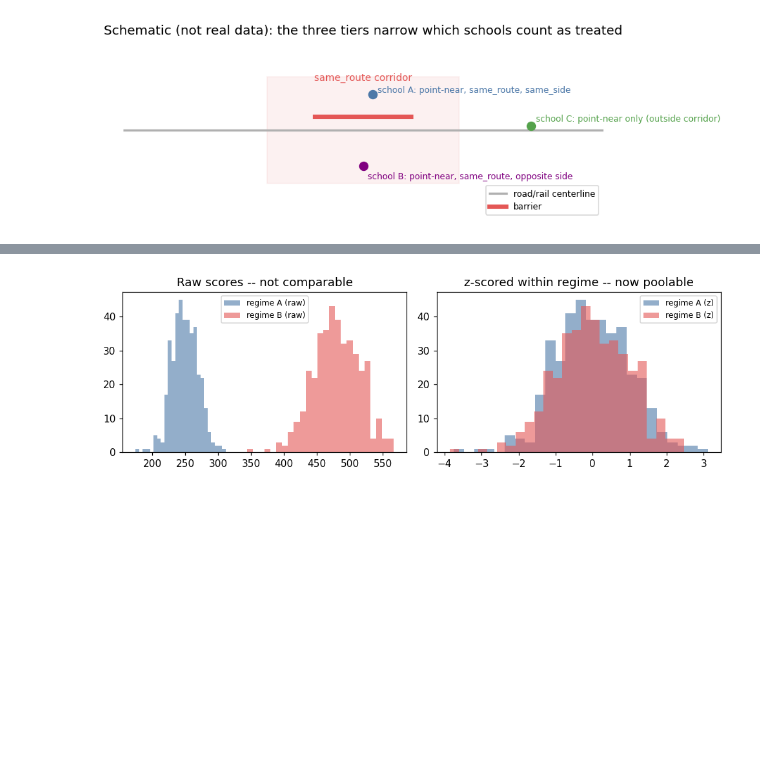
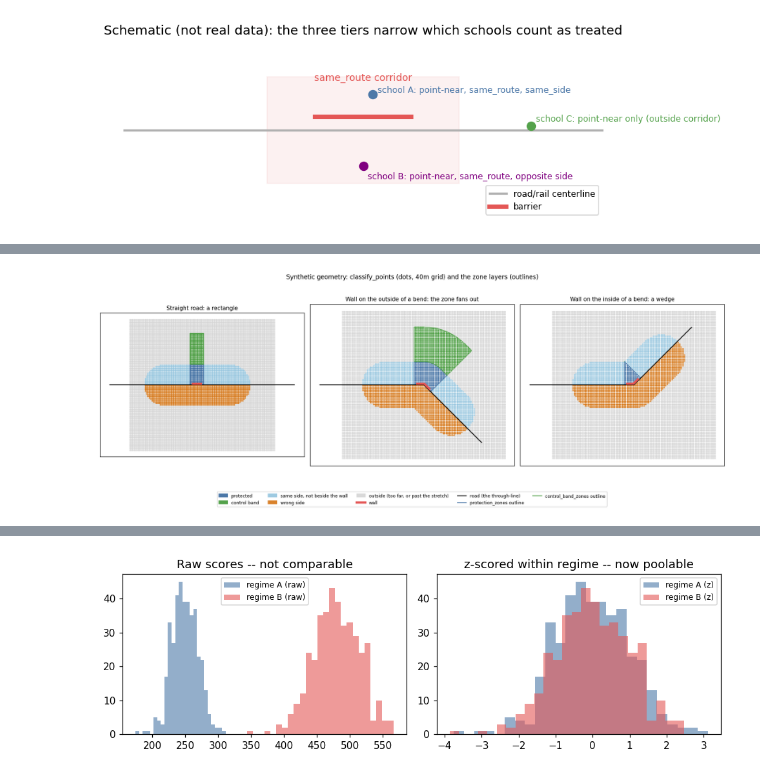
Before and after one commit to felixschulz385/noise-pollution, a Jupyter notebook: src/experiments/shared_methodology.ipynb, the cells around one changed output, grey strips where cells are left out. Saved outputs shown, nothing was run; the diff lists cells and outputs as text; code cells hidden in the pictures; blank space fills up the shorter version.

```diff
--- a/src/experiments/shared_methodology.ipynb
+++ b/src/experiments/shared_methodology.ipynb
@@ -119,0 +178,74 @@ plt.show()
+# %%
+import geopandas as gpd
+import shapely
+from matplotlib.patches import Patch
+from shapely.geometry import LineString, Point
+from shapely.ops import substring
+
+from src.core.barrier_geometry.linear_ref import signed_side
+from src.core.barrier_geometry.protection import (
+    CONTROL_MAX_LATERAL_M,
+    PROTECTED_MAX_LATERAL_M,
+    BarrierReferences,
+    classify_points,
+    control_band_zones,
+    protection_zones,
+)
+
+ZONE_BLUE, BAND_GREEN, UNKNOWN_PURPLE = BLUE, GREEN, "#7B3294"
+TOY_CATEGORIES = {
+    "protected": BLUE,
+    "control band": GREEN,
+    "same side, not beside the wall": "#9ECAE1",
+    "wrong side": ORANGE,
+    "outside (too far, or past the stretch)": "#D9D9D9",
+}
+
+
+def toy_refs(line, span):
+    """One barrier on the north side of `line`, covering `span` (metres along it);
+    its route corridor is the road 800m past each end of the stretch."""
+    mid = line.interpolate(np.mean(span))
+    sign = float(signed_side(line, [Point(mid.x, mid.y + 100)])[0][0])
+    table = pd.DataFrame(
+        [{"side_method": "geometric_offset", "barrier_sign": sign, "span_start_m": span[0], "span_end_m": span[1]}]
+    )
+    corridor = substring(line, max(span[0] - 800, 0), min(span[1] + 800, line.length))
+    return BarrierReferences(table=table, corridors={0: corridor}, lines={0: line}, buffer_m=PROTECTED_MAX_LATERAL_M, crs="EPSG:3006")
+
+
+def toy_panel(ax, line, span, title):
+    refs = toy_refs(line, span)
+    xs, ys = np.meshgrid(np.arange(600, 4801, 40.0), np.arange(-1900, 1901, 40.0))
+    pts = shapely.points(xs.ravel(), ys.ravel())
+    out = classify_points(pts, np.zeros(len(pts), dtype=int), refs, control_max_lateral_m=CONTROL_MAX_LATERAL_M)
+    category = np.select(
+        [out["protected"], out["control_band"], out["same_side"], out["same_route"] & ~out["same_side"]],
+        list(TOY_CATEGORIES)[:4],
+        default=list(TOY_CATEGORIES)[4],
+    )
+    for cat, color in TOY_CATEGORIES.items():
+        sel = category == cat
+        ax.scatter(xs.ravel()[sel], ys.ravel()[sel], s=3, color=color, label=cat, zorder=1)
+    protection_zones(refs).boundary.plot(ax=ax, color=BLUE, linewidth=1.2, zorder=3)
+    control_band_zones(refs).boundary.plot(ax=ax, color=GREEN, linewidth=1.2, zorder=3)
+    gpd.GeoSeries([line]).plot(ax=ax, color="black", linewidth=1.5, zorder=4)
+    wall = substring(line, *span).offset_curve(30)
+    gpd.GeoSeries([wall]).plot(ax=ax, color=RED, linewidth=4, zorder=5)
+    ax.set_title(title, fontsize=10)
+    ax.set_aspect("equal"); ax.set_xticks([]); ax.set_yticks([])
+
+
+fig, axes = plt.subplots(1, 3, figsize=(16, 6))
+toy_panel(axes[0], LineString([(0, 0), (5400, 0)]), (2400, 2700), "Straight road: a rectangle")
+toy_panel(axes[1], LineString([(0, 0), (2700, 0), (4200, -1500)]), (2500, 2900), "Wall on the outside of a bend: the zone fans out")
+toy_panel(axes[2], LineString([(0, 0), (2700, 0), (4200, 1500)]), (2500, 2900), "Wall on the inside of a bend: a wedge")
+handles = [Patch(color=c, label=k) for k, c in TOY_CATEGORIES.items()]
+handles += [plt.Line2D([], [], color=RED, linewidth=4, label="wall"), plt.Line2D([], [], color="black", label="road (the through-line)"),
+            plt.Line2D([], [], color=BLUE, label="protection_zones outline"), plt.Line2D([], [], color=GREEN, label="control_band_zones outline")]
+fig.legend(handles=handles, fontsize=8, loc="lower center", ncol=5)
+fig.suptitle("Synthetic geometry: classify_points (dots, 40m grid) and the zone layers (outlines)", fontsize=11)
+plt.tight_layout(rect=(0, 0.08, 1, 1))
+plt.show()
+# %% [output]
+[figure, added]
```
Also changed, not shown: parts of 15 cells of this notebook, 1 other file.
